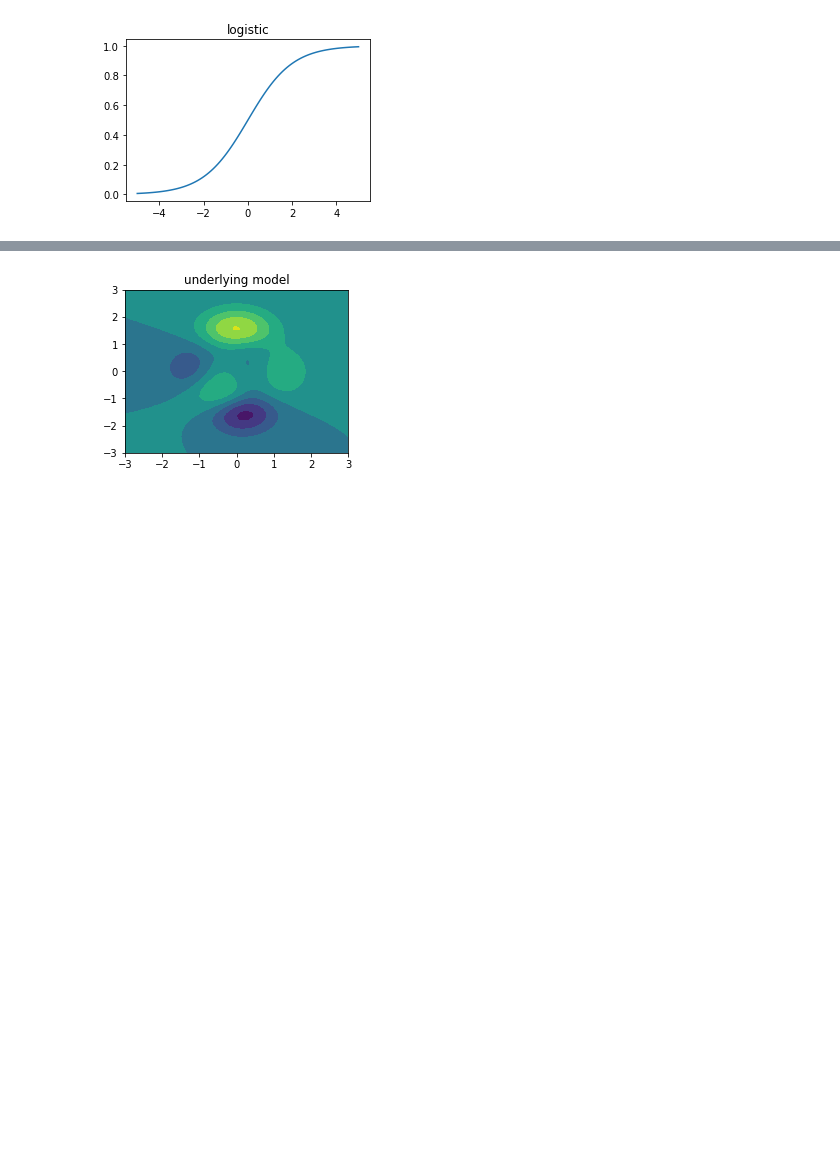
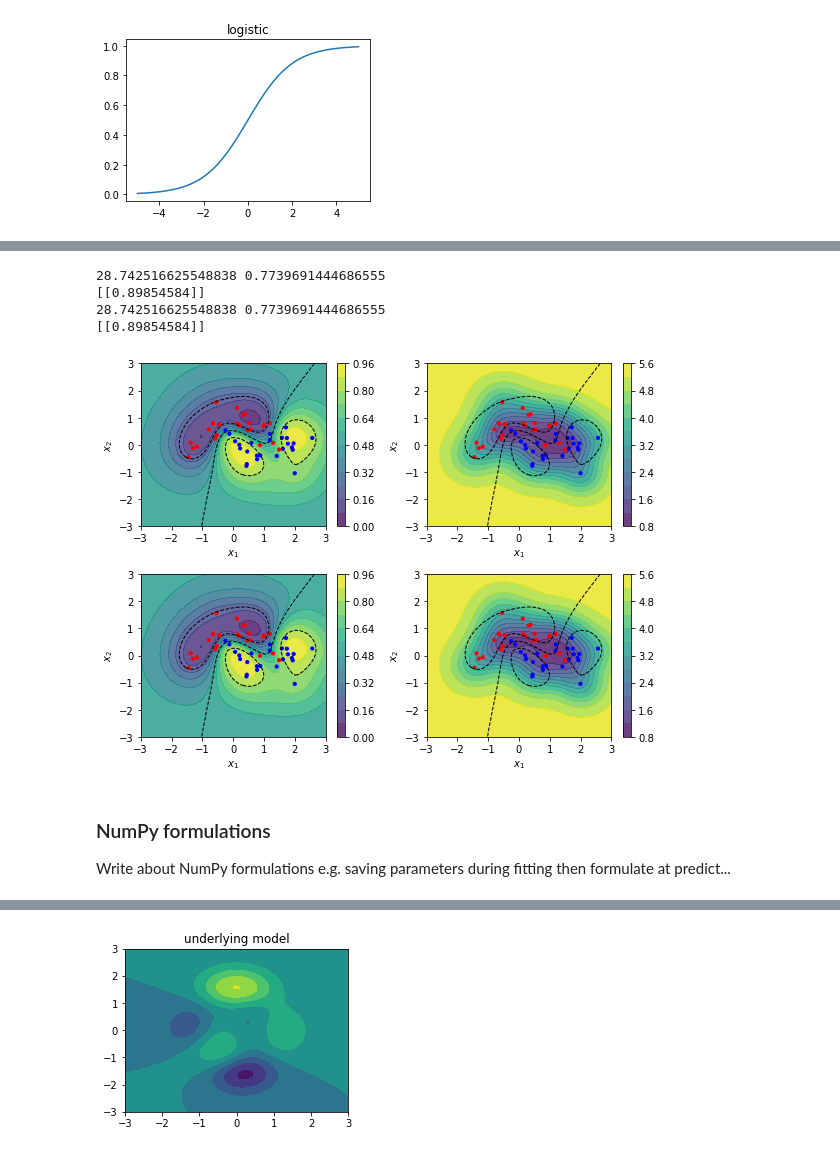
Before and after one commit to MGuo-Lab/oodx, a Jupyter notebook: notebooks/gaussian_processes.ipynb, the cells around one changed output, grey strips where cells are left out. Cells and saved outputs as stored; diff of their text form; code cells hidden in the pictures; blank space fills up the shorter version.

```diff
--- a/notebooks/gaussian_processes.ipynb
+++ b/notebooks/gaussian_processes.ipynb
@@ -345,0 +485,69 @@ plt.tight_layout()
+# %%
+X, t = make_moons(50, noise=0.3)
+t = t.reshape(-1, 1)
+x = np.array([[0.0, 0.0]])
+
+params = fit(X, t)
+print(params[0] ** 2, params[1])
+pred = predict(x, *params)
+print(pred)
+
+gpc = GPC()
+gpc.fit(X, t)
+print(gpc.sigma_f ** 2, gpc.l)
+gpc_pred = gpc.predict(x)
+print(gpc_pred)
+# %% [output]
+28.742516625548838 0.7739691444686555
+[[0.89854584]]
+28.742516625548838 0.7739691444686555
+[[0.89854584]]
+# %%
+x1, x2 = np.linspace(-3, 3, 50), np.linspace(-3, 3, 50)
+x1grid, x2grid = np.meshgrid(x1, x2)
+x_new = np.c_[x1grid.ravel(), x2grid.ravel()]
+
+p, s = predict(x_new, *params, return_std=True)
+p = p.reshape(x1grid.shape)
+s = s.reshape(x1grid.shape)
+
+gpc_p, gpc_s = gpc.predict(x_new, return_std=True)
+gpc_p = gpc_p.reshape(x1grid.shape)
+gpc_s = gpc_s.reshape(x1grid.shape)
+
+fig, ((ax1, ax2), (ax3, ax4)) = plt.subplots(2, 2, figsize=(8,6))
+c1 = ax1.contourf(x1, x2, p, levels=12, alpha=0.8)
+ax1.scatter(X[:, 0], X[:, 1], s=10, c=t, cmap='bwr_r')
+ax1.contour(x1, x2, p, levels=[0.2, 0.5, 0.8], linestyles='dashed', colors='k', linewidths=1)
+ax1.set_xlabel('$x_1$')
+ax1.set_ylabel('$x_2$')
+fig.colorbar(c1, ax=ax1)
+
+c2 = ax2.contourf(x1, x2, s, levels=12, alpha=0.8)
+ax2.scatter(X[:, 0], X[:, 1], s=10, c=t, cmap='bwr_r')
+ax2.contour(x1, x2, p, levels=[0.2, 0.5, 0.8], linestyles='dashed', colors='k', linewidths=1)
+ax2.set_xlabel('$x_1$')
+ax2.set_ylabel('$x_2$')
+fig.colorbar(c2, ax=ax2)
+
+c3 = ax3.contourf(x1, x2, gpc_p, levels=12, alpha=0.8)
+ax3.scatter(X[:, 0], X[:, 1], s=10, c=t, cmap='bwr_r')
+ax3.contour(x1, x2, gpc_p, levels=[0.2, 0.5, 0.8], linestyles='dashed', colors='k', linewidths=1)
+ax3.set_xlabel('$x_1$')
+ax3.set_ylabel('$x_2$')
+fig.colorbar(c3, ax=ax3)
+
+c4 = ax4.contourf(x1, x2, gpc_s, levels=12, alpha=0.8)
+ax4.scatter(X[:, 0], X[:, 1], s=10, c=t, cmap='bwr_r')
+ax4.contour(x1, x2, gpc_p, levels=[0.2, 0.5, 0.8], linestyles='dashed', colors='k', linewidths=1)
+ax4.set_xlabel('$x_1$')
+ax4.set_ylabel('$x_2$')
+fig.colorbar(c4, ax=ax4)
+
+plt.tight_layout()
+# %% [output]
+[figure, added]
+# %% [markdown]
+### NumPy formulations
+
+Write about NumPy formulations e.g. saving parameters during fitting then formulate at predict...
```
Also changed, not shown: parts of 37 cells of this notebook, 1 other file.
